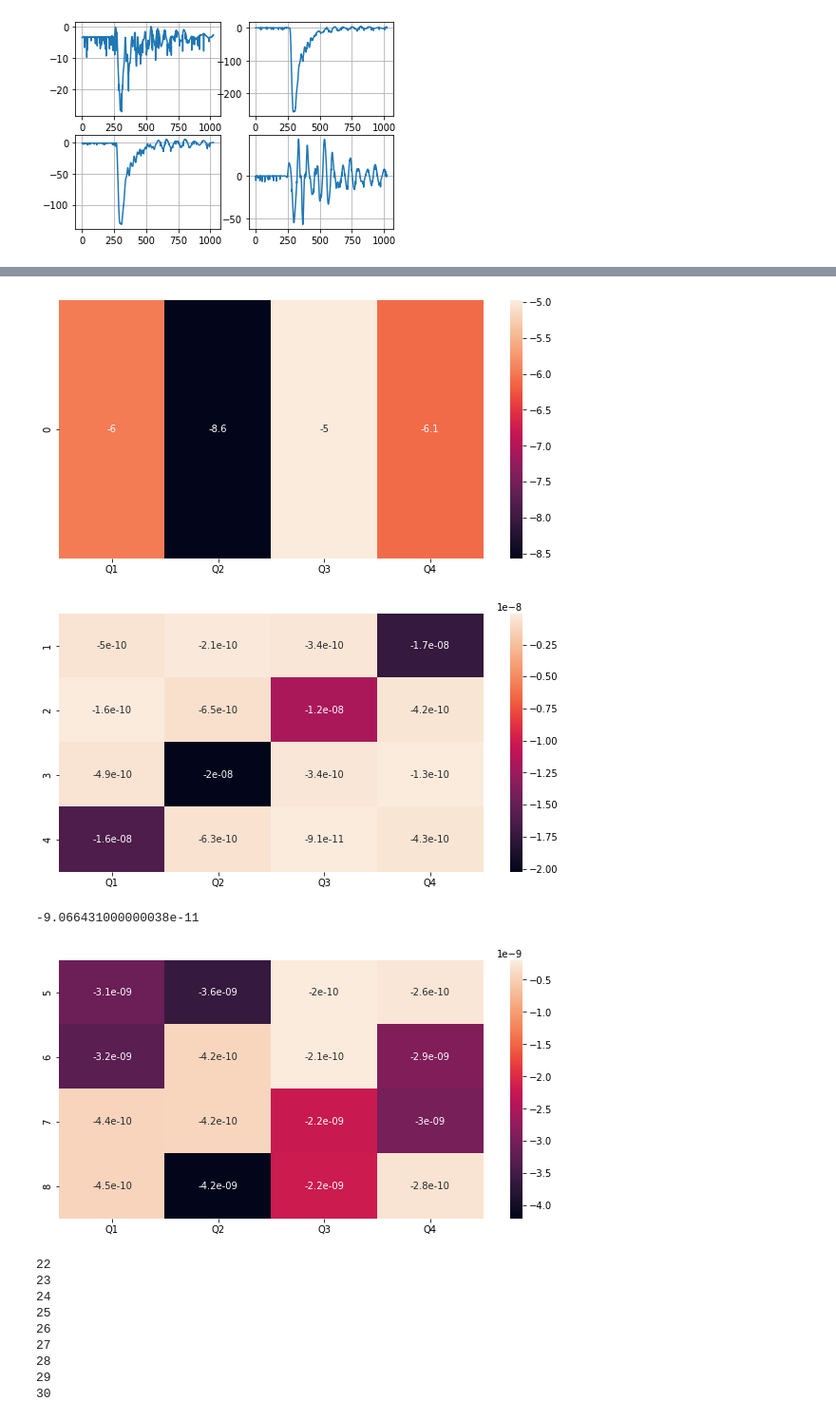
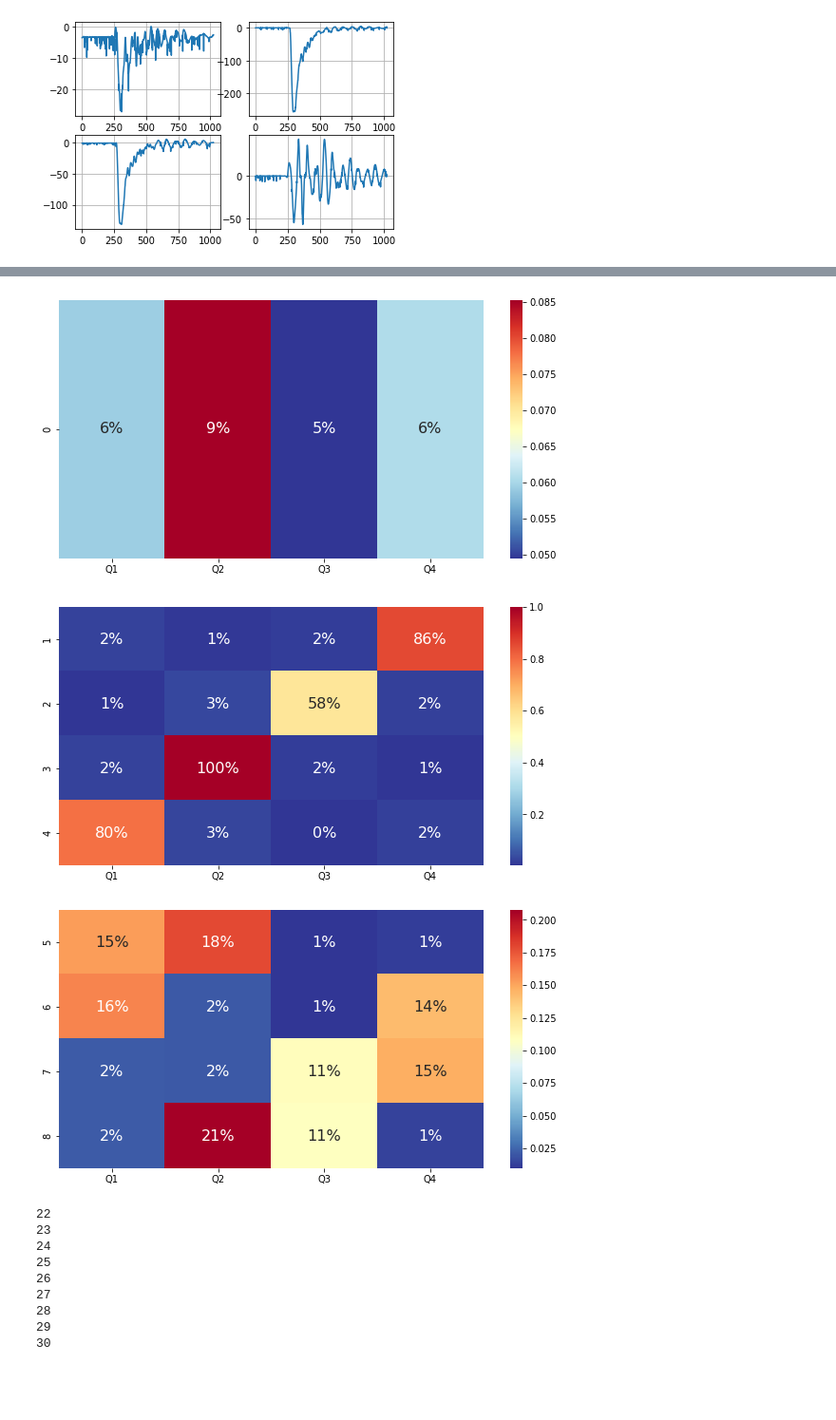
Before and after one commit to A-Rodano/cygno_cloud, a Jupyter notebook: Data_from_cloud.ipynb, the cells around one changed output, grey strips where cells are left out. Shown at 95% size. Saved outputs shown, nothing was run; the diff lists cells and outputs as text; code cells hidden in the pictures; blank space fills up the shorter version.

```diff
--- a/Data_from_cloud.ipynb
+++ b/Data_from_cloud.ipynb
@@ -236,6 +237,6 @@ plt.show()
 Qmax = np.array(df[['Q1','Q2','Q3','Q4']]).max()
 Qmin = np.array(df[['Q1','Q2','Q3','Q4']]).min()
 
-norm = ((Qmin)/100)
+norm = ((Qmin)/1)
 norm,Qmax,Qmin
 # %% [output]
@@ -260,27 +261,23 @@ plt.show()
 import seaborn as sns
 
 plt.figure(figsize = (10,5))
-sns.heatmap(df[['Q1','Q2','Q3','Q4']][0:1]/norm, annot=True)
+sns.heatmap(df[['Q1','Q2','Q3','Q4']][0:1]/norm,cmap="RdYlBu_r",annot_kws={"size": 16}, fmt=".0%",annot=True)
 plt.show()
 # %% [output]
-[figure, old version]
+[figure, new version]
 # %%
 
 plt.figure(figsize = (10,5))
-sns.heatmap(df[['Q1','Q2','Q3','Q4']][1:5], annot=True)
+sns.heatmap(df[['Q1','Q2','Q3','Q4']][1:5]/norm,cmap="RdYlBu_r",annot_kws={"size": 16}, fmt=".0%",annot=True)
 plt.show()
-
-np.array(df[['Q1','Q2','Q3','Q4']][1:5]).max()
 # %% [output]
-[figure, old version]
+[figure, new version]
--9.066431000000038e-11
 # %%
-
 plt.figure(figsize = (10,5))
-sns.heatmap(df[['Q1','Q2','Q3','Q4']][5:9], annot=True)
+sns.heatmap(df[['Q1','Q2','Q3','Q4']][5:9]/norm,cmap="RdYlBu_r",annot_kws={"size": 16}, fmt=".0%",annot=True)
 plt.show()
 # %% [output]
-[figure, old version]
+[figure, new version]
 # %%
 run =[22,25,27,28]
 for i in range(22,31):
```
Also changed, not shown: parts of 6 cells of this notebook.
